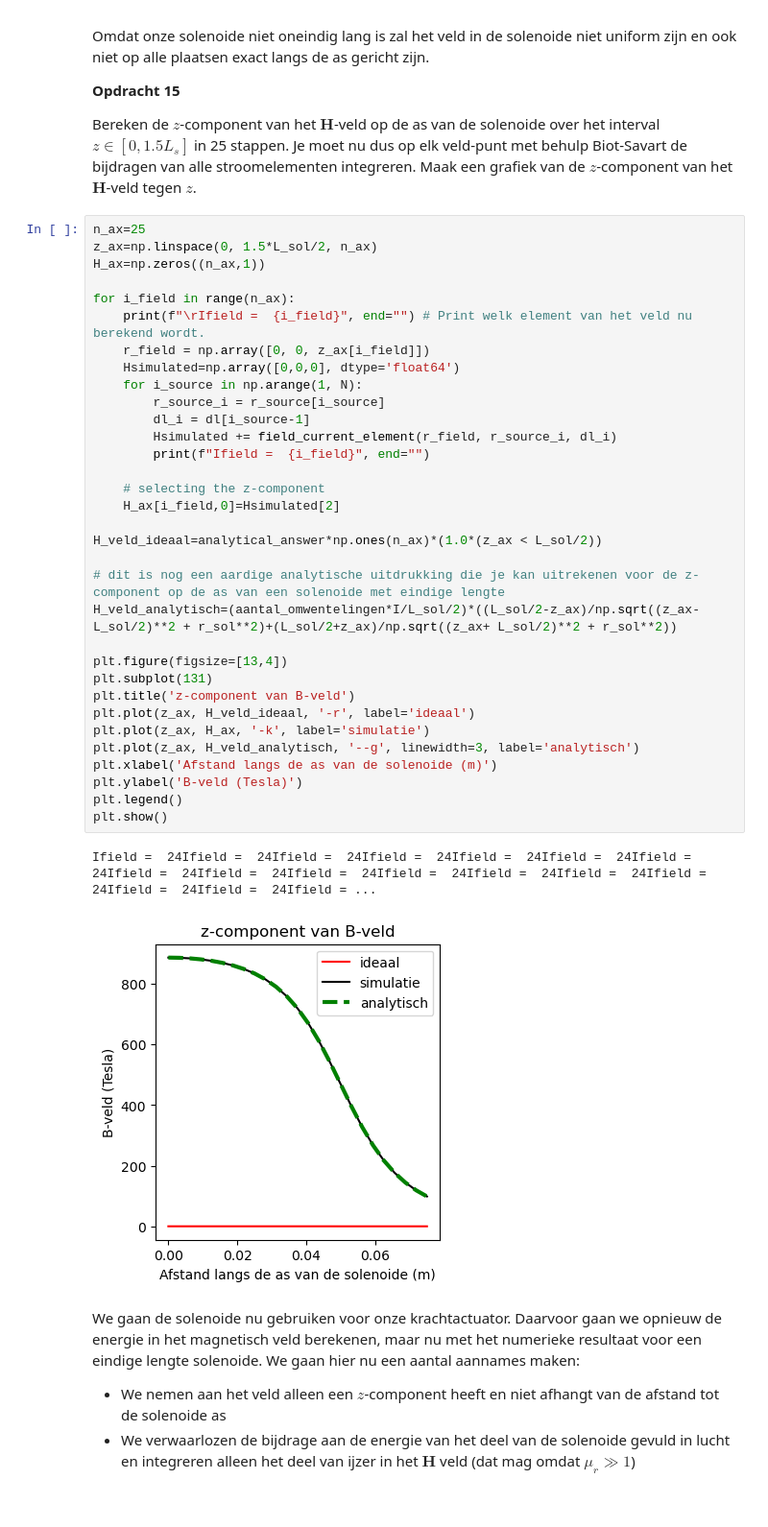
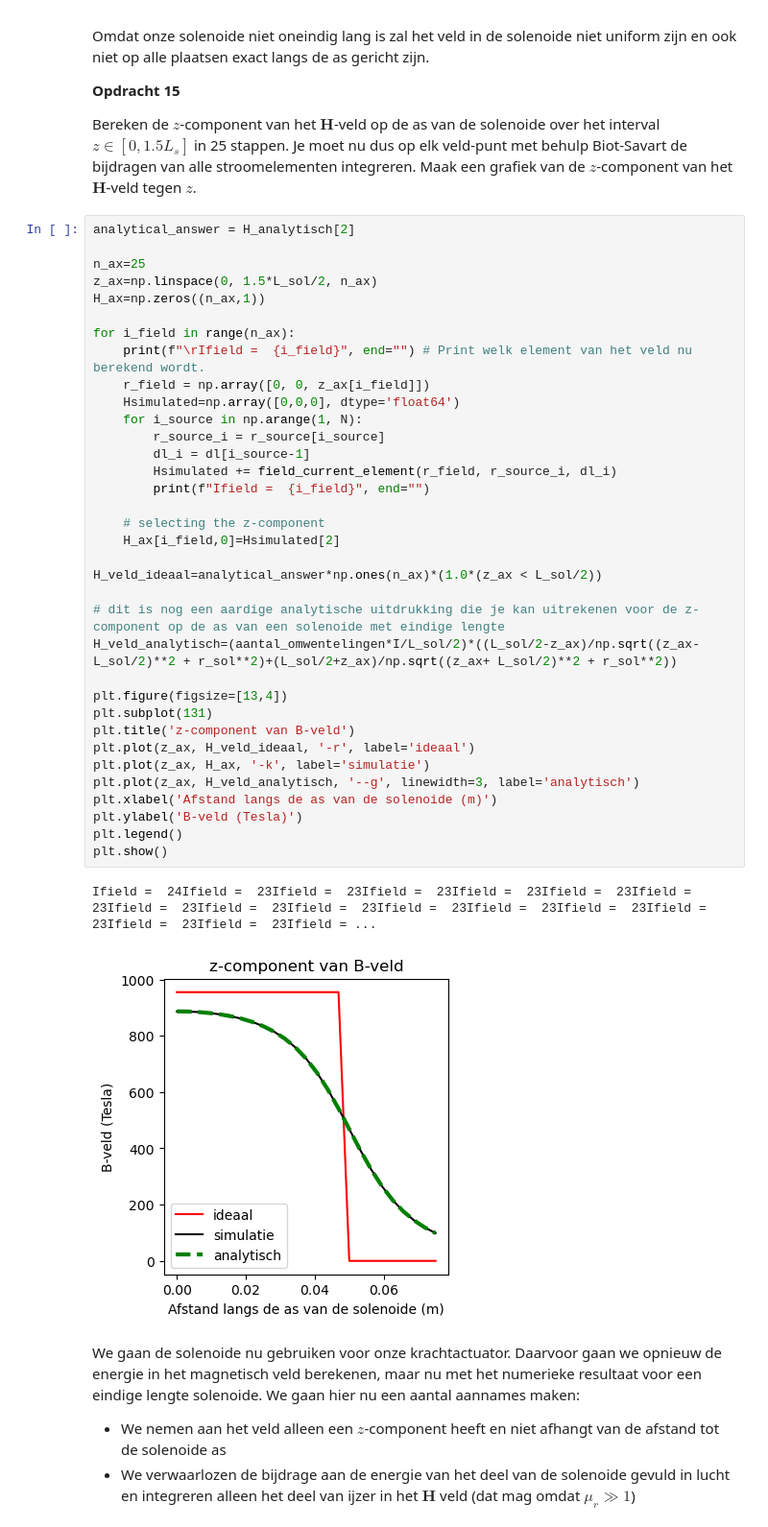
Before and after one commit to AragonMvD/opdrachten-DEF-Day, a Jupyter notebook: 2KrachtactuatorOpdracht/2KrachtactuatorOpdracht/KrachtactuatorOpdracht.ipynb, the cells around one changed output. Shown at 96% size. Cells and saved outputs as stored; diff of their text form.

```diff
--- a/2KrachtactuatorOpdracht/2KrachtactuatorOpdracht/KrachtactuatorOpdracht.ipynb
+++ b/2KrachtactuatorOpdracht/2KrachtactuatorOpdracht/KrachtactuatorOpdracht.ipynb
@@ -551,41 +551,43 @@ Omdat onze solenoide niet oneindig lang is zal het veld in de solenoide niet uni
 
 Bereken de $z$-component van het $\mathbf{H}$-veld op de as van de solenoide over het interval $z \in [0, 1.5L_s]$ in 25 stappen. Je moet nu dus op elk veld-punt met behulp Biot-Savart de bijdragen van alle stroomelementen integreren. Maak een grafiek van de $z$-component van het $\mathbf{H}$-veld tegen $z$.
 # %%
+analytical_answer = H_analytisch[2]
+
 n_ax=25
 z_ax=np.linspace(0, 1.5*L_sol/2, n_ax)
 H_ax=np.zeros((n_ax,1))
 
 for i_field in range(n_ax):
     print(f"\rIfield =  {i_field}", end="") # Print welk element van het veld nu berekend wordt.
     r_field = np.array([0, 0, z_ax[i_field]])
     Hsimulated=np.array([0,0,0], dtype='float64')
     for i_source in np.arange(1, N):
         r_source_i = r_source[i_source]
         dl_i = dl[i_source-1]
         Hsimulated += field_current_element(r_field, r_source_i, dl_i)
         print(f"Ifield =  {i_field}", end="")
 
     # selecting the z-component
     H_ax[i_field,0]=Hsimulated[2]
 
 H_veld_ideaal=analytical_answer*np.ones(n_ax)*(1.0*(z_ax < L_sol/2))
 
 # dit is nog een aardige analytische uitdrukking die je kan uitrekenen voor de z-component op de as van een solenoide met eindige lengte
 H_veld_analytisch=(aantal_omwentelingen*I/L_sol/2)*((L_sol/2-z_ax)/np.sqrt((z_ax- L_sol/2)**2 + r_sol**2)+(L_sol/2+z_ax)/np.sqrt((z_ax+ L_sol/2)**2 + r_sol**2))
 
 plt.figure(figsize=[13,4])
 plt.subplot(131)
 plt.title('z-component van B-veld')
 plt.plot(z_ax, H_veld_ideaal, '-r', label='ideaal')
 plt.plot(z_ax, H_ax, '-k', label='simulatie')
 plt.plot(z_ax, H_veld_analytisch, '--g', linewidth=3, label='analytisch')
 plt.xlabel('Afstand langs de as van de solenoide (m)')
 plt.ylabel('B-veld (Tesla)')
 plt.legend()
 plt.show()
 # %% [output]
-Ifield =  24Ifield =  24Ifield =  24Ifield =  24Ifield =  24Ifield =  24Ifield =  24Ifield =  24Ifield =  24Ifield =  24Ifield =  24Ifield =  24Ifield =  24Ifield =  24Ifield =  24Ifield =  24Ifield = ...
+Ifield =  24Ifield =  23Ifield =  23Ifield =  23Ifield =  23Ifield =  23Ifield =  23Ifield =  23Ifield =  23Ifield =  23Ifield =  23Ifield =  23Ifield =  23Ifield =  23Ifield =  23Ifield =  23Ifield = ...
-[figure, old version]
+[figure, new version]
 # %% [markdown]
 We gaan de solenoide nu gebruiken voor onze krachtactuator. Daarvoor gaan we opnieuw de energie in het magnetisch veld berekenen, maar nu met het numerieke resultaat voor een eindige lengte solenoide. We gaan hier nu een aantal aannames maken:
 * We nemen aan het veld alleen een $z$-component heeft en niet afhangt van de afstand tot de solenoide as
```
